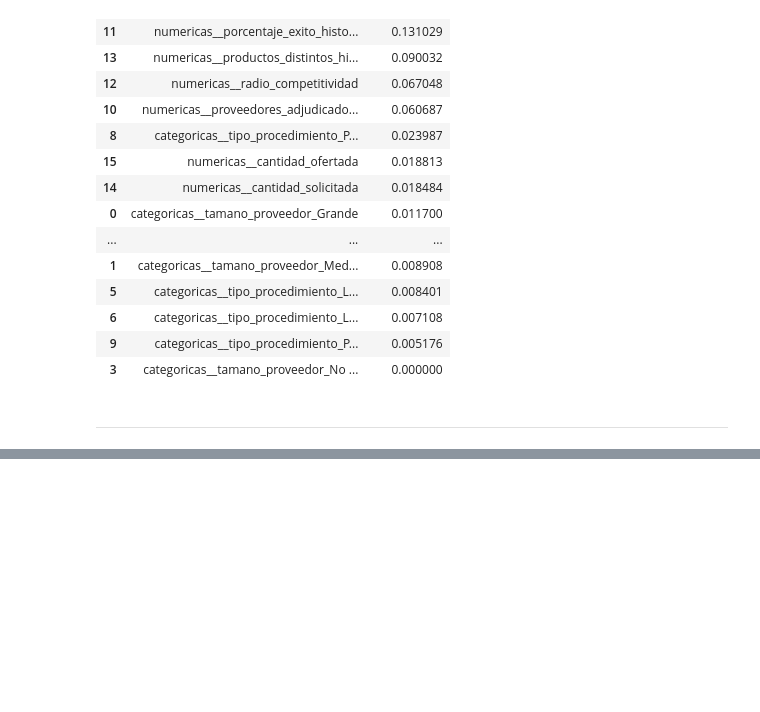
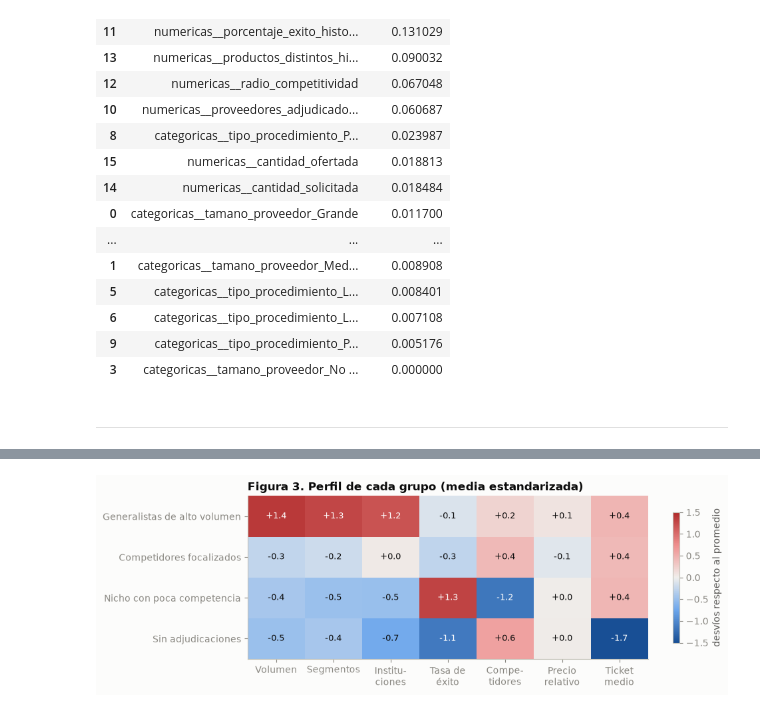
Before and after one commit to ssolorzanocr/Modelo_predictivo_SICOP, a Jupyter notebook: Evaluacion_modelo.ipynb, the cells around one changed output, grey strips where cells are left out. Cells and saved outputs as stored; diff of their text form; code cells hidden in the pictures; blank space fills up the shorter version.

```diff
--- a/Evaluacion_modelo.ipynb
+++ b/Evaluacion_modelo.ipynb
@@ -1003,0 +1282,28 @@ resumen
+# %%
+# Perfil estandarizado de cada grupo: media de cada variable escalada (z).
+# Divergente azul-rojo con punto medio gris: 0 = promedio de la población.
+from matplotlib.colors import LinearSegmentedColormap
+divergente = LinearSegmentedColormap.from_list(
+    "azul_rojo", ["#184f95", "#6da7ec", "#f0efec", "#ef8f8e", "#b02a2a"])
+z_medias = pd.DataFrame(Z, columns=X.columns, index=pob.index) \
+    .groupby(pob["segmento_proveedor"], observed=True).mean()
+etiquetas = {"log_lineas": "Volumen", "log_segmentos": "Segmentos", "log_instituciones": "Institu-\nciones",
+             "tasa_exito": "Tasa de\néxito", "log_competidores": "Compe-\ntidores",
+             "log_precio_rel": "Precio\nrelativo", "log_ticket": "Ticket\nmedio"}
+fig, eje = plt.subplots(figsize=(10, 3.4))
+im = eje.imshow(z_medias.values, cmap=divergente, vmin=-1.5, vmax=1.5, aspect="auto")
+eje.set_xticks(range(len(z_medias.columns)), [etiquetas[c] for c in z_medias.columns])
+eje.set_yticks(range(len(z_medias.index)), z_medias.index)
+eje.grid(False)
+for i in range(z_medias.shape[0]):
+    for j in range(z_medias.shape[1]):
+        v = z_medias.iat[i, j]
+        eje.text(j, i, f"{v:+.1f}", ha="center", va="center", fontsize=9,
+                 color="#ffffff" if abs(v) > 0.9 else TINTA)
+fig.colorbar(im, ax=eje, shrink=0.8, label="desvíos respecto al promedio")
+eje.set_title("Figura 3. Perfil de cada grupo (media estandarizada)", loc="left")
+fig.tight_layout()
+fig.savefig(RUTA_FIGURAS / "fig3_perfil_grupos.png", dpi=160)
+plt.show()
+# %% [output]
+[figure, added]
```
Also changed, not shown: parts of 40 cells of this notebook.
